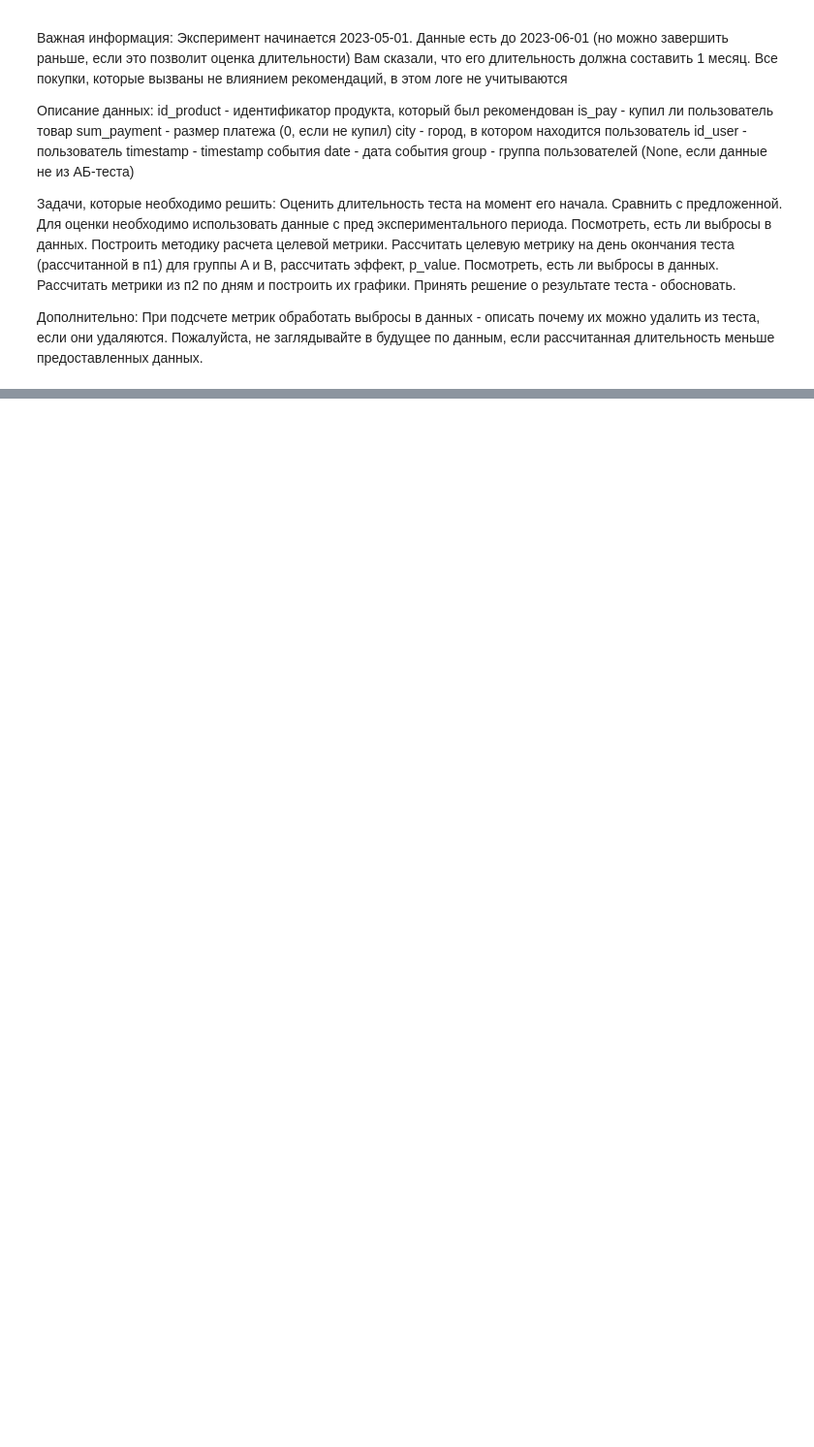
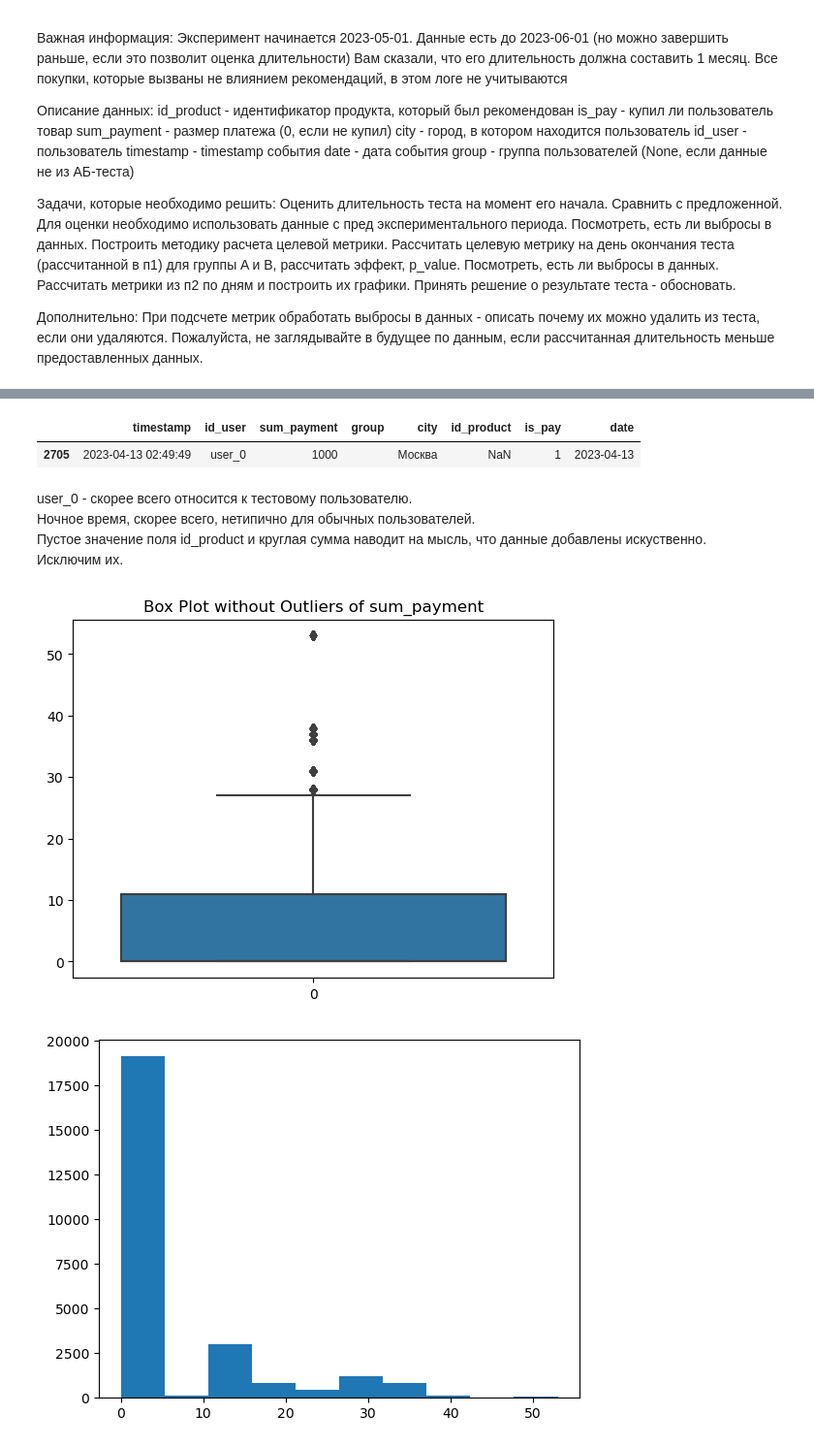
Before and after one commit to honitsu/abtests_vk, a Jupyter notebook: 03/hw3.ipynb, the cells around one changed output, grey strips where cells are left out. Shown at 97% size. Drawn from its saved outputs; the diff is of its cells as text; code cells hidden in the pictures; blank space fills up the shorter version.

```diff
--- a/03/hw3.ipynb
+++ b/03/hw3.ipynb
@@ -84,0 +105,27 @@ Decision: Reject the new algorithm, Effect: -0.39, P-value: 0.222
+# %%
+df_preexp[df_preexp['sum_payment']==1000]
+# %% [output]
+|  | timestamp | id_user | sum_payment | group | city | id_product | is_pay | date |
+| 2705 | 2023-04-13 02:49:49 | user_0 | 1000 |  | Москва | NaN | 1 | 2023-04-13 |
+# %% [markdown]
+user_0 - скорее всего относится к тестовому пользователю.<br>
+Ночное время, скорее всего, нетипично для обычных пользователей.<br>
+Пустое значение поля id_product и круглая сумма наводит на мысль, что данные добавлены искуственно.<br>
+Исключим их.
+# %%
+def removal_Box_plot(df, column, threshold):
+    removed_outliers = df[df[column] < threshold]
+
+    sns.boxplot(removed_outliers[column].values)
+    plt.title(f'Box Plot without Outliers of {column}')
+    plt.show()
+    return removed_outliers
+
+threshold_value = 1000
+no_outliers = removal_Box_plot(df_preexp, 'sum_payment', threshold_value)
+# Посмотрим на итог в виде гистограммы
+plt.hist(no_outliers.sum_payment)
+plt.show()
+# %% [output]
+[figure, added]
+[figure, added]
```
Also changed, not shown: parts of 20 cells of this notebook.
